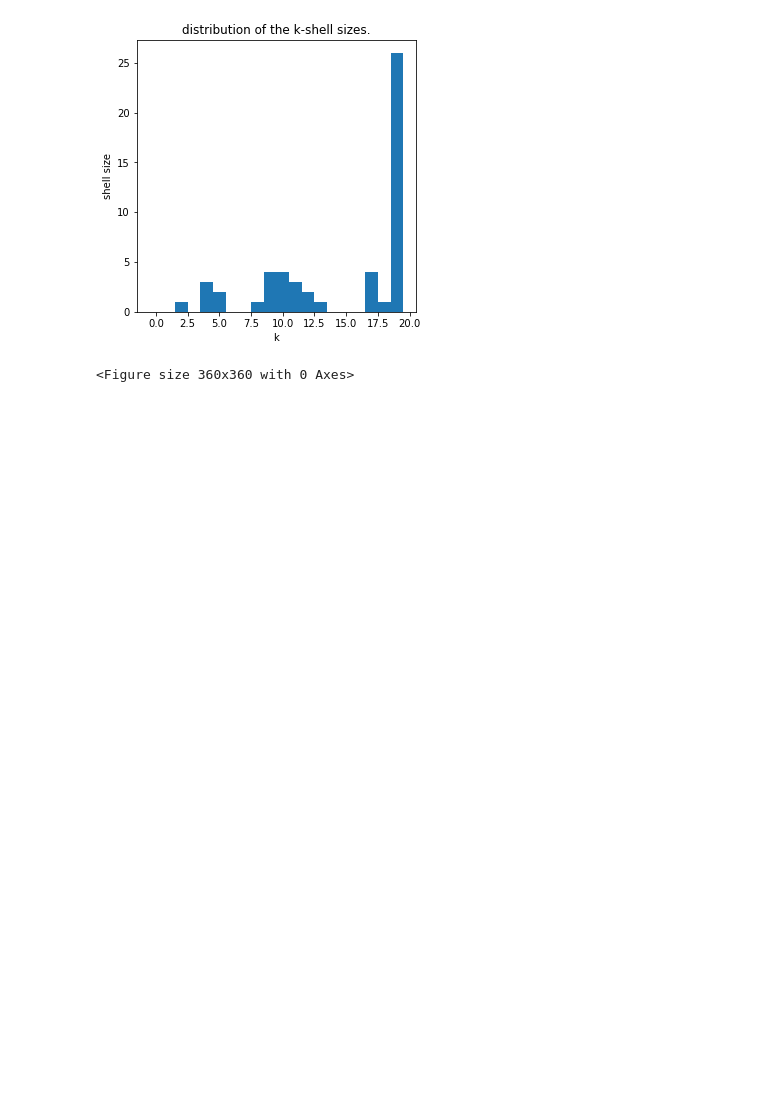
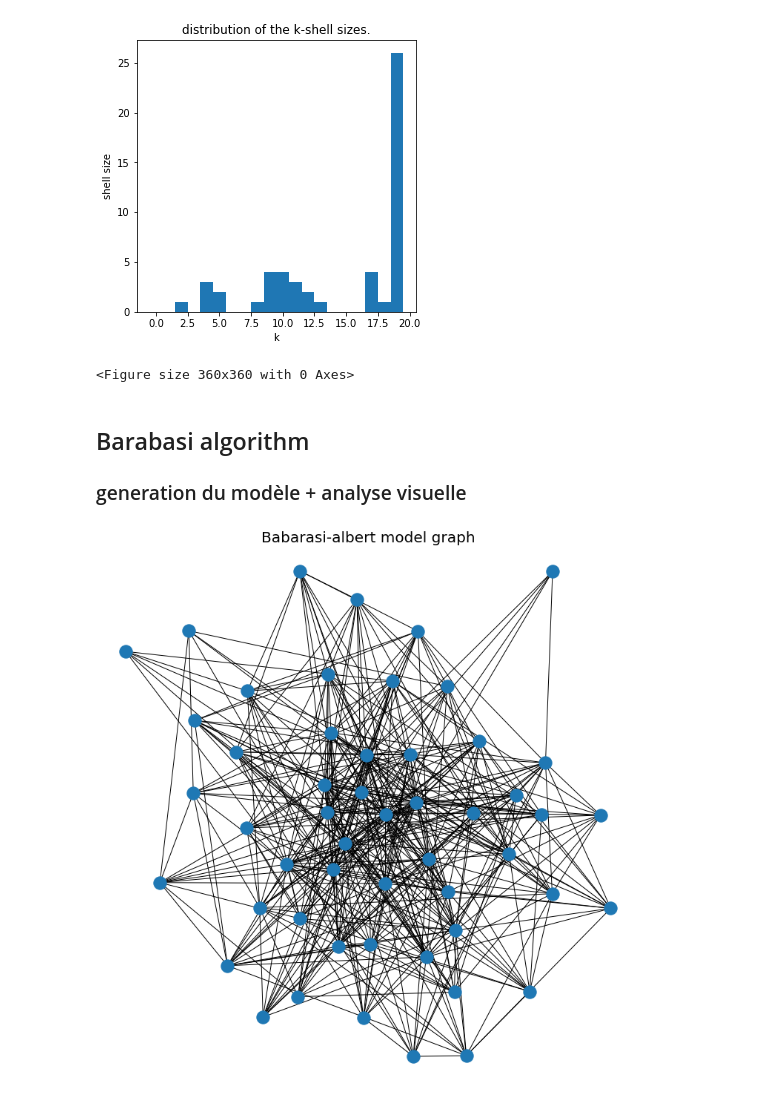
Before and after one commit to SimonLegendrre/LINMA2472_AlgoInDataScienceProjet1, a Jupyter notebook: ProjectWithBook.ipynb, the cells around one changed output. Cells and saved outputs as stored; diff of their text form; code cells hidden in the pictures; blank space fills up the shorter version.

```diff
--- a/ProjectWithBook.ipynb
+++ b/ProjectWithBook.ipynb
@@ -487,3 +487,22 @@ plt.clf()
 # %%
 # Comparaison de l'algorithme K-core à la build-in fonction du package NetworkX
 print(nx.k_core(G,2))
+# %% [markdown]
+## Barabasi algorithm
+
+### generation du modèle + analyse visuelle
+# %%
+n_nodes = len(Characters)
+avg_edges_per_node = round(np.mean(list(NombreEdge.values())))
+
+G_ba = nx.barabasi_albert_graph(n_nodes, avg_edges_per_node, seed=None)
+
+layout = nx.spring_layout(G_ba, k=None, pos=None, fixed=None, iterations=50,
+                        threshold=0.0001, weight='weight', scale=1, center=None, dim=2, seed=None)
+
+nx.draw(G_ba, layout)
+plt.title("Babarasi-albert model graph", size = 20)
+plt.rcParams['figure.figsize'] = [10,10]
+plt.show()
+# %% [output]
+[figure, added]
```
Also changed, not shown: parts of 5 cells of this notebook.
